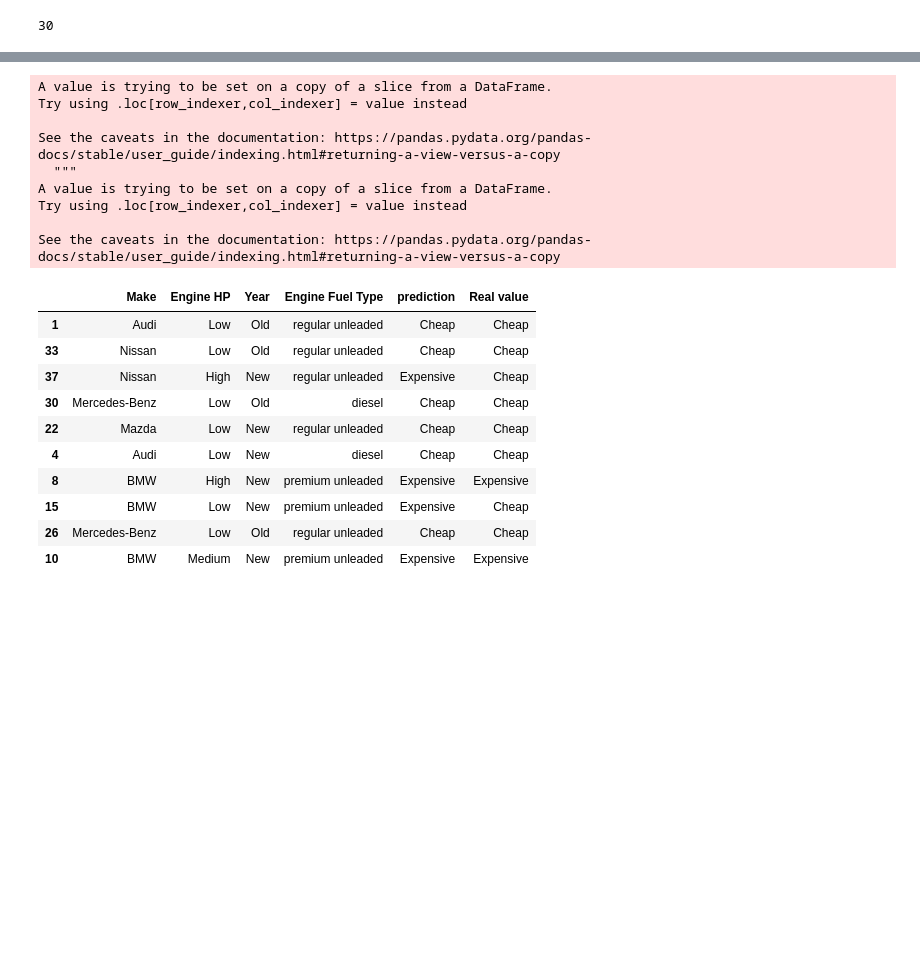
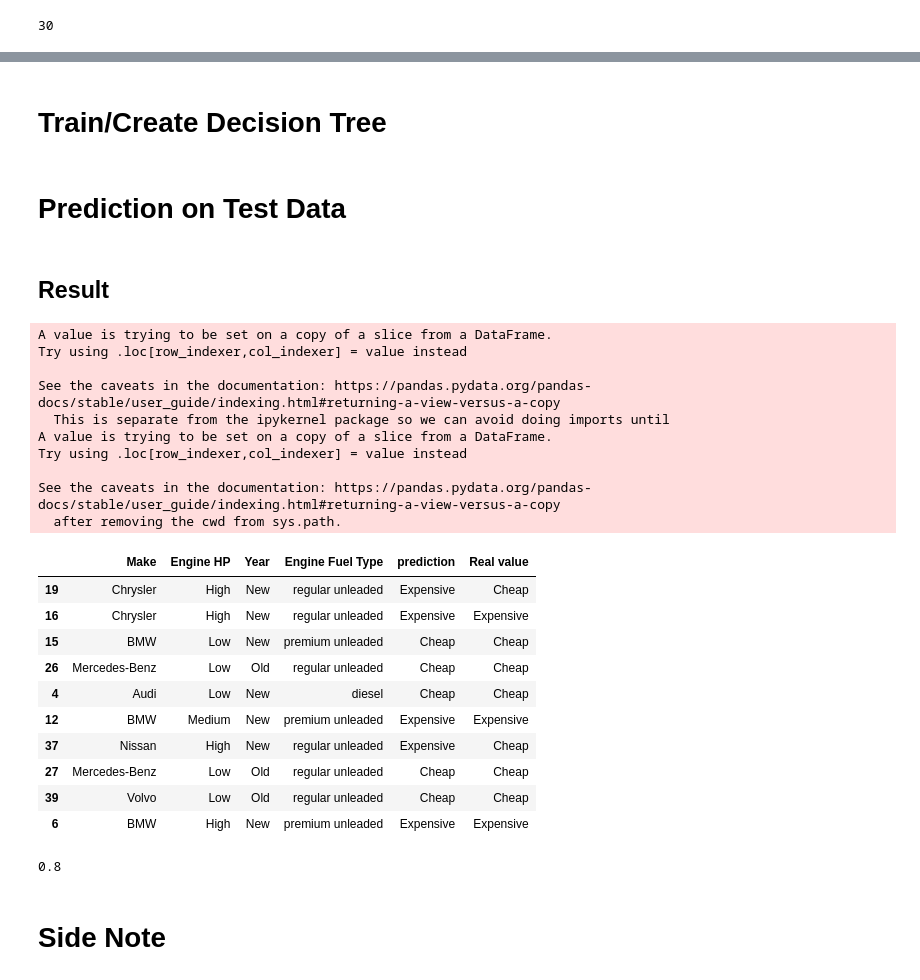
Before and after one commit to coll-j/Tugas-KK, a Jupyter notebook: Minggu-5/Decision_Tree.ipynb, the cells around one changed output, grey strips where cells are left out. Cells and saved outputs as stored; diff of their text form; code cells hidden in the pictures; blank space fills up the shorter version.

```diff
--- a/Minggu-5/Decision_Tree.ipynb
+++ b/Minggu-5/Decision_Tree.ipynb
@@ -151,37 +193,51 @@ len(df_train)
+# %% [markdown]
+# Train/Create Decision Tree
 # %%
 # Train the decision tree model
 decision_tree = create_decision_tree(df_train,df_train,features,label,parent)
+# %% [markdown]
+# Prediction on Test Data
 # %%
 df_test_sliced = df_test[features]
+# %% [markdown]
+## Result
 # %%
-sample_data = {'Make':'Nissan', 'Engine HP':'Low', 'Year':'Old', 'Engine Fuel Type':'regular unleaded'}
-test_data = pd.Series(sample_data)
 prediction = predict_multiple(df_test_sliced, decision_tree)
 
 df_test_sliced['prediction'] = prediction
 df_test_sliced['Real value'] = df_test.iloc[:, -1]
 df_test_sliced
 # %% [output]
 A value is trying to be set on a copy of a slice from a DataFrame.
 Try using .loc[row_indexer,col_indexer] = value instead
 
 See the caveats in the documentation: https://pandas.pydata.org/pandas-docs/stable/user_guide/indexing.html#returning-a-view-versus-a-copy
-  """
+  This is separate from the ipykernel package so we can avoid doing imports until
 A value is trying to be set on a copy of a slice from a DataFrame.
 Try using .loc[row_indexer,col_indexer] = value instead
 
 See the caveats in the documentation: https://pandas.pydata.org/pandas-docs/stable/user_guide/indexing.html#returning-a-view-versus-a-copy
+  after removing the cwd from sys.path.
 |  | Make | Engine HP | Year | Engine Fuel Type | prediction | Real value |
-| 1 | Audi | Low | Old | regular unleaded | Cheap | Cheap |
-| 33 | Nissan | Low | Old | regular unleaded | Cheap | Cheap |
+| 19 | Chrysler | High | New | regular unleaded | Expensive | Cheap |
+| 16 | Chrysler | High | New | regular unleaded | Expensive | Expensive |
+| 15 | BMW | Low | New | premium unleaded | Cheap | Cheap |
+| 26 | Mercedes-Benz | Low | Old | regular unleaded | Cheap | Cheap |
+| 4 | Audi | Low | New | diesel | Cheap | Cheap |
+| 12 | BMW | Medium | New | premium unleaded | Expensive | Expensive |
 | 37 | Nissan | High | New | regular unleaded | Expensive | Cheap |
-| 30 | Mercedes-Benz | Low | Old | diesel | Cheap | Cheap |
-| 22 | Mazda | Low | New | regular unleaded | Cheap | Cheap |
-| 4 | Audi | Low | New | diesel | Cheap | Cheap |
-| 8 | BMW | High | New | premium unleaded | Expensive | Expensive |
-| 15 | BMW | Low | New | premium unleaded | Expensive | Cheap |
-| 26 | Mercedes-Benz | Low | Old | regular unleaded | Cheap | Cheap |
-| 10 | BMW | Medium | New | premium unleaded | Expensive | Expensive |
+| 27 | Mercedes-Benz | Low | Old | regular unleaded | Cheap | Cheap |
+| 39 | Volvo | Low | Old | regular unleaded | Cheap | Cheap |
+| 6 | BMW | High | New | premium unleaded | Expensive | Expensive |
+# %%
+tot_correct = np.sum(np.where(df_test_sliced['prediction'] == df_test_sliced['Real value'], 1, 0))
+tot_data = len(df_test_sliced)
+acc = tot_correct / tot_data
+acc
+# %% [output]
+0.8
+# %% [markdown]
+# Side Note
 # %%
 decision_tree
 # %% [output]
```
Also changed, not shown: parts of 16 cells of this notebook.
